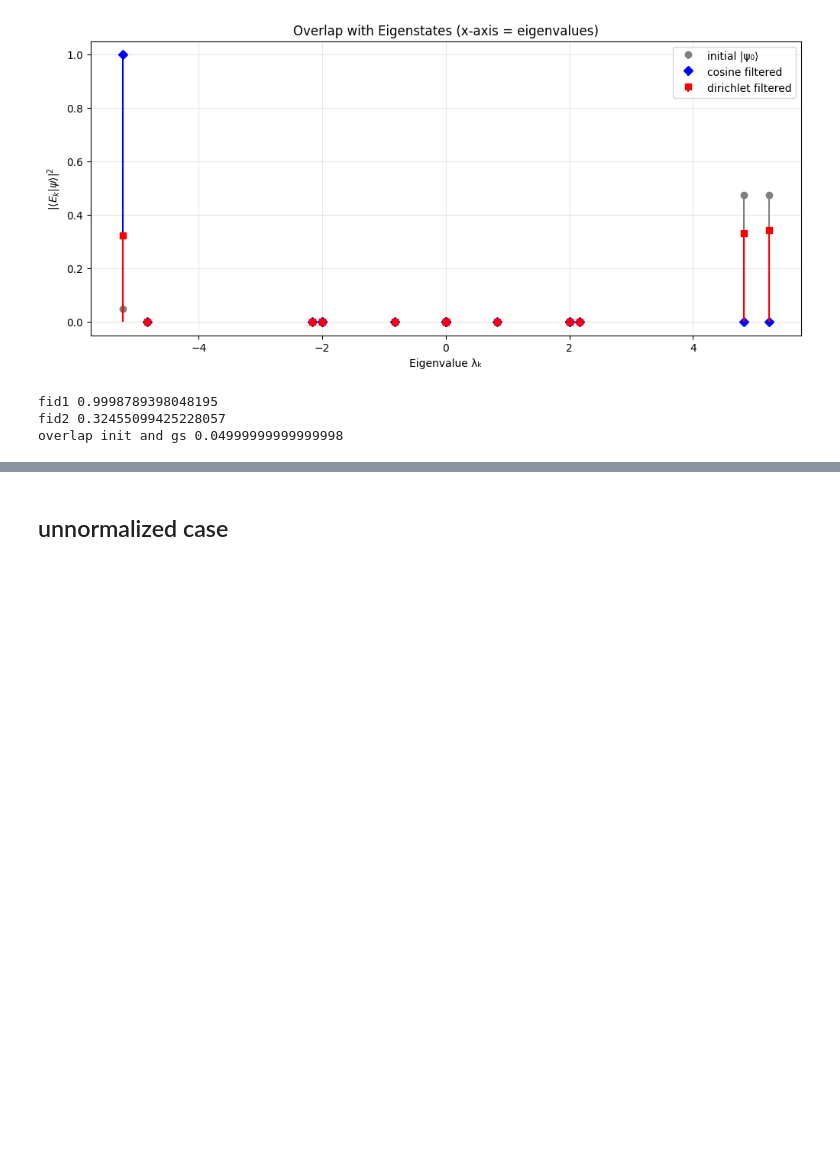
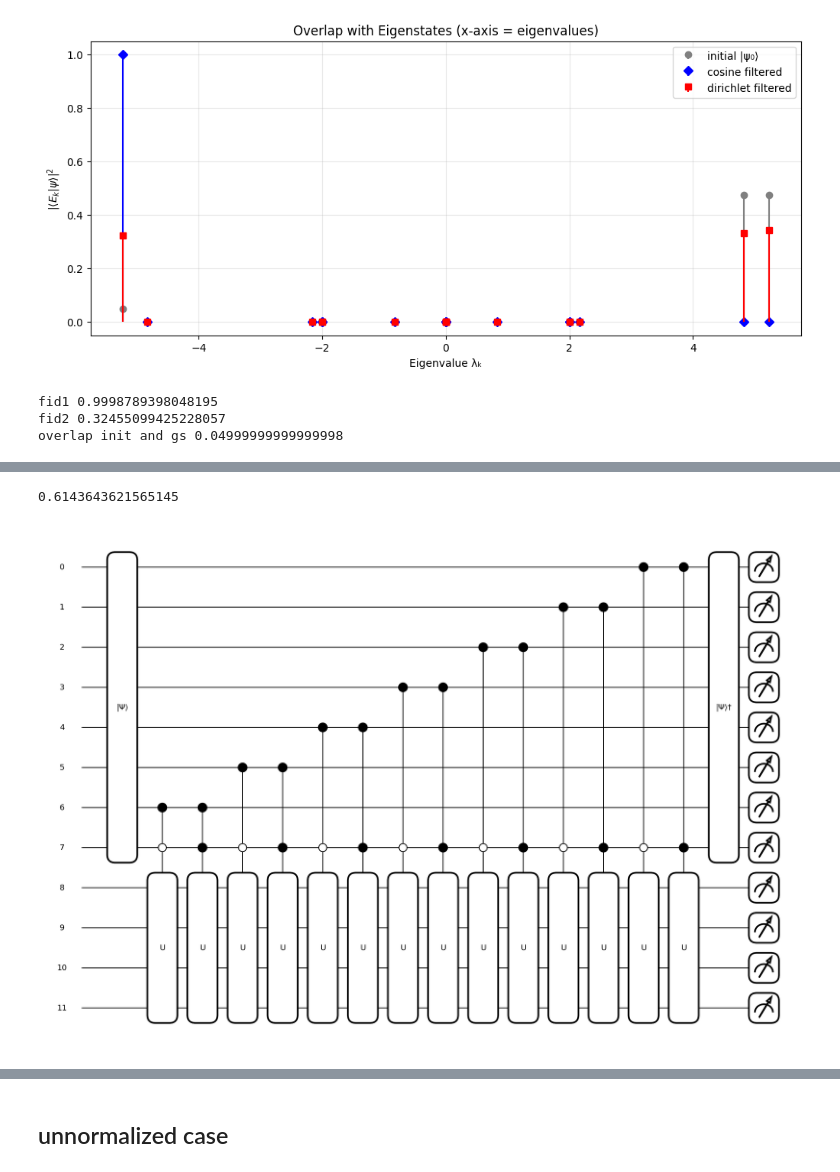
Before and after one commit to schauu/vqe_U, a Jupyter notebook: TrotterQRTE/Pennylane/qrte.ipynb, the cells around one changed output, grey strips where cells are left out. Saved outputs shown, nothing was run; the diff lists cells and outputs as text; code cells hidden in the pictures; blank space fills up the shorter version.

```diff
--- a/TrotterQRTE/Pennylane/qrte.ipynb
+++ b/TrotterQRTE/Pennylane/qrte.ipynb
@@ -1450,0 +1512,67 @@ overlap init and gs 0.04999999999999998
+# %%
+def cosine_reduced(H_shifted1, max_N):
+    n_anc = int(np.ceil(np.log2(max_N+1))) + 1
+    pad_len = 2 ** n_anc
+
+    alpha_padded = np.zeros(pad_len)
+
+    # NOTE: bit #0 is the sigma bit
+    # NOTE: bit #1 to bit #n_anc-1 is the index
+
+    # slower version but clearer
+    for i in range(max_N+1):
+        alpha_padded[2*i+0] = 2 ** (-2 * max_N) * math.comb(2 * max_N, max_N + i)
+        if i != 0:
+            alpha_padded[2*i+1] = 2 ** (-2 * max_N) * math.comb(2 * max_N, max_N + i)
+
+    # faster version
+    # alpha_padded[:2*(max_N+1)] = 1 / (2 * max_N+1)
+    # alpha_padded[1] = 0
+
+    weights = np.sqrt(alpha_padded / np.sum(alpha_padded))
+    ancilla_wires = list(range(n_anc))
+    system_wires = list(range(n_anc, n_anc + n))
+    dev = qml.device("default.qubit", wires=n + n_anc)
+
+    @qml.qnode(dev)
+    def block_encoding():
+        qml.StatePrep(weights, wires=range(n_anc))
+        # NOTE: the sigma, which is at bit #0, is now at qubit n_anc-1
+        # NOTE: the index, which is at bit #1 to #n_anc-1, is now at qubit #n_anc-2 to 0 (backwards)
+
+        # also the l here is confusing, I change it to mean the 2**l part in exmp
+        for l in range(0, n_anc-1):
+            qml.ControlledQubitUnitary(
+                expm(2.0j * 2 ** l * H_shifted1),
+                wires=[n_anc-l-2, n_anc-1] + system_wires,
+                control_values=[1, 0],  # sigma=0, anc_l=1
+            )
+            qml.ControlledQubitUnitary(
+                expm(-2.0j * 2 ** l * H_shifted1),
+                wires=[n_anc-l-2, n_anc-1] + system_wires,
+                control_values=[1, 1],  # sigma=1, anc_l=1
+
+            )
+
+        qml.adjoint(qml.StatePrep)(weights, wires=range(n_anc))
+        return qml.state()
+    #qml.draw_mpl(block_encoding)()
+
+    full_state = block_encoding()
+    reshaped = full_state.reshape((2 ** n_anc, 2 ** n))
+    system_state = reshaped[0, :]
+    be_state = system_state
+
+    be_state /= np.linalg.norm(be_state)
+    fidelity = np.abs(np.vdot(be_state, ground_state)) ** 2
+
+    # fig, ax = qml.draw_mpl(block_encoding)()
+    # fig.savefig(f"circuit_reduced_{max_N}.png", dpi=600)
+
+    return fidelity
+
+fidelity_reduced = cosine_reduced(H_shifted, max_N=100)
+print(fidelity_reduced)
+# %% [output]
+0.6143643621565145
+[figure, added]
```
Also changed, not shown: parts of 8 cells of this notebook, 33 other files.
